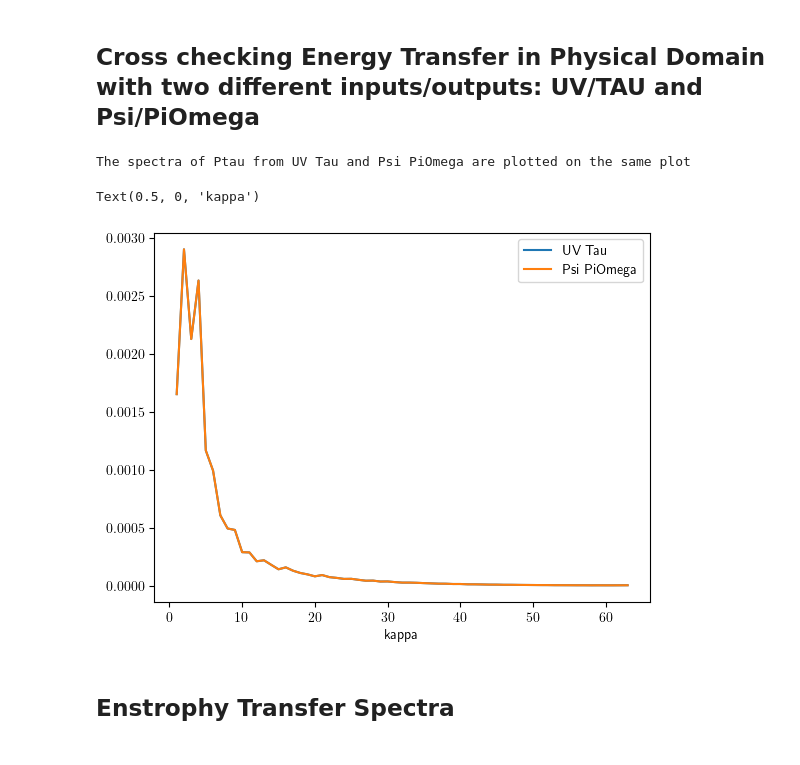
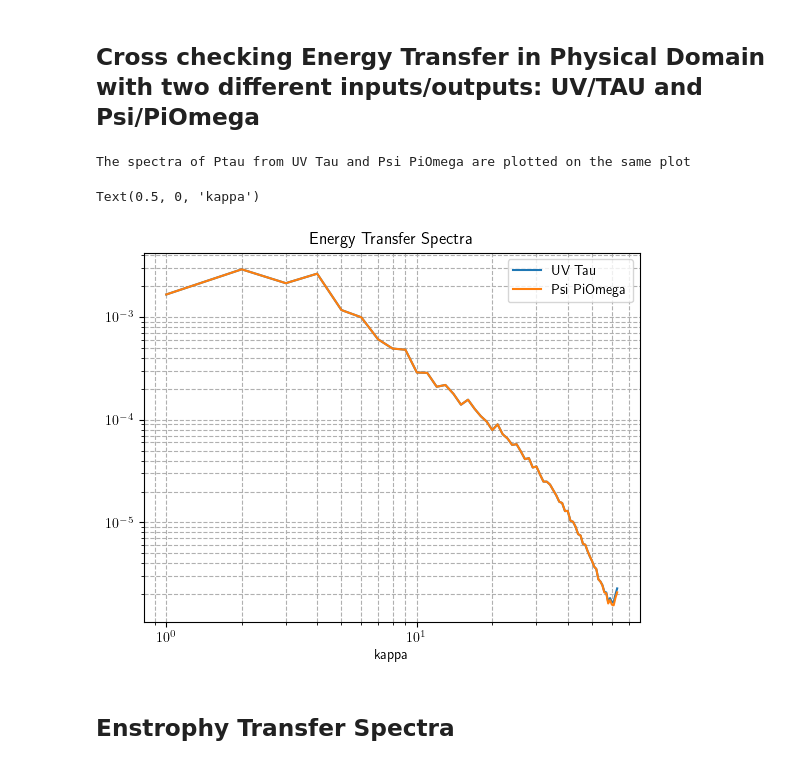
Before and after one commit to moeindarman77/CGFT, a Jupyter notebook: metrics.ipynb, the cells around one changed output. Cells and saved outputs as stored; diff of their text form; code cells hidden in the pictures.

Commit message:
xy spectrum added + bugs for Ptau and Pz  spectra has been fixed

```diff
--- a/metrics.ipynb
+++ b/metrics.ipynb
@@ -460,7 +456,7 @@ def energyTransfer_spectra_2DFHIT(U, V, Tau11, Tau12, Tau22, Kx, Ky, input_space
         U1y_hat = torch.fft.fft2(Uy)
         V1x_hat = torch.fft.fft2(Vx)
 
-    Ptau_hat = -(-Tau11_hat.conj() * U1x_hat + Tau22_hat.conj() * U1x_hat - Tau12_hat.conj() * U1y_hat - Tau12_hat.conj() * V1x_hat).real / (N_LES * N_LES)
+    Ptau_hat = -torch.real((-Tau11_hat.conj() * U1x_hat + Tau22_hat.conj() * U1x_hat - Tau12_hat.conj() * U1y_hat - Tau12_hat.conj() * V1x_hat)) / (N_LES * N_LES)
 
     # Ptau_hat = -torch.real(torch.conj(PiOmega_hat) * Psi_hat) / (N_LES * N_LES)
 
@@ -488,21 +484,24 @@ def energyTransfer_spectra_2DFHIT_PsiPiOmega(Psi, PiOmega, input_space='physical
 # %%
 
 Ptau_spec_UVTau = torch.zeros(400, 65)
 Ptau_spec_PiOmega = torch.zeros(400, 65)
 for i in range(400):
     Ptau_spec_UVTau[i], kappa = energyTransfer_spectra_2DFHIT(U[i], V[i], S1[i], S2[i], S3[i], Kx, Ky, input_space='physical')
     Ptau_spec_PiOmega[i], kappa = energyTransfer_spectra_2DFHIT_PsiPiOmega(Psi[i], PiOmega[i], input_space='physical')
 
 # Plot the spectrums on the same plot
 print("The spectra of Ptau from UV Tau and Psi PiOmega are plotted on the same plot")
-plt.plot(kappa[1:-1], Ptau_spec_UVTau.mean(axis=0).T[1:-1], label='UV  Tau')
-plt.plot(kappa[1:-1], Ptau_spec_PiOmega.mean(axis=0).T[1:-1], label='Psi  PiOmega')
+plt.loglog(kappa[1:-1], Ptau_spec_UVTau.mean(axis=0).T[1:-1], label='UV  Tau')
+plt.loglog(kappa[1:-1], Ptau_spec_PiOmega.mean(axis=0).T[1:-1], label='Psi  PiOmega')
+plt.title('Energy Transfer Spectra')
+# Grid on
+plt.grid(True, which="both", ls="--")
 plt.legend()
 plt.xlabel('kappa')
 # %% [output]
 The spectra of Ptau from UV Tau and Psi PiOmega are plotted on the same plot
 Text(0.5, 0, 'kappa')
-[figure, old version]
+[figure, new version]
 # %% [markdown]
 ## Enstrophy Transfer Spectra
 # %% [markdown]
```
Also changed, not shown: parts of 8 cells of this notebook.
